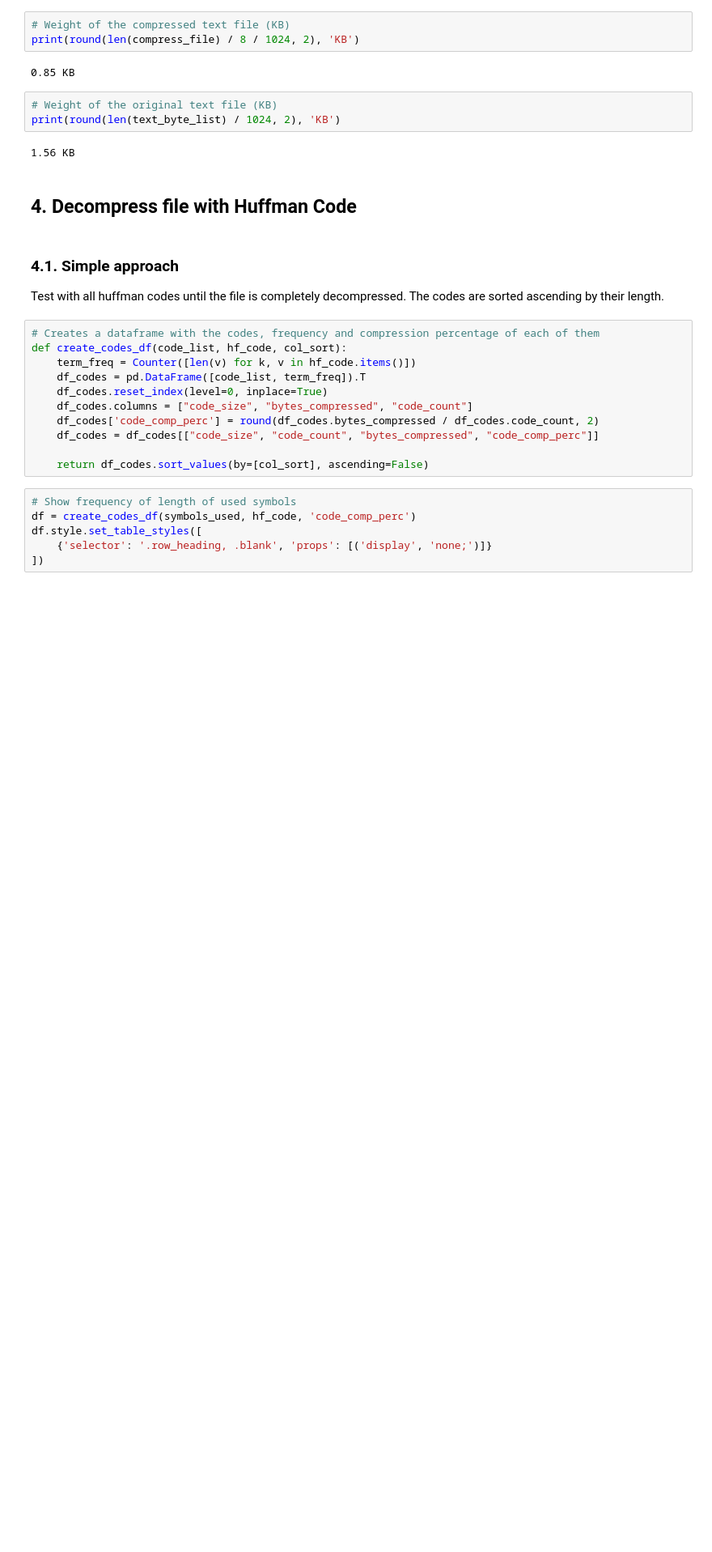
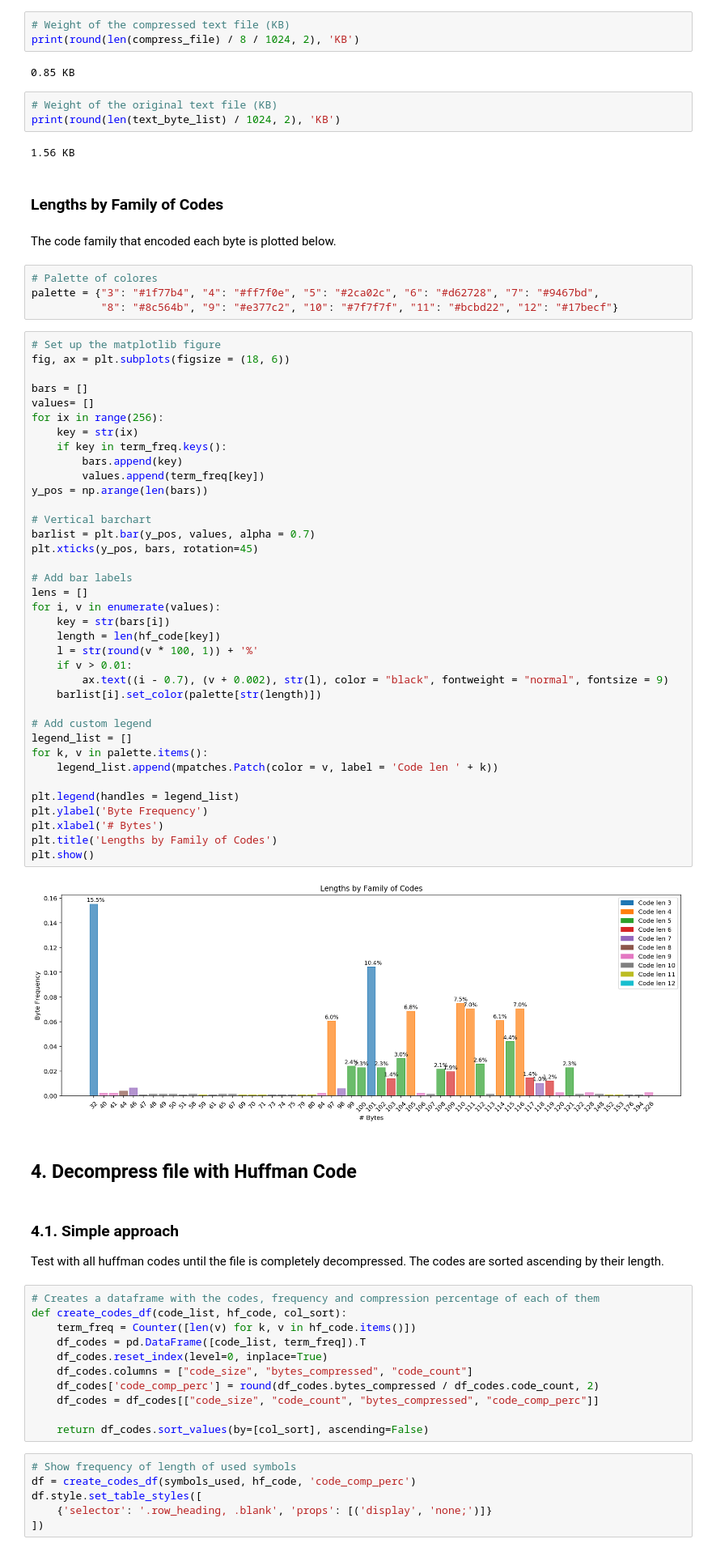
Before and after one commit to ansegura7/DataCompression, a Jupyter notebook: code/HuffmanCode.ipynb, the cells around one changed output. Shown at 81% size. Saved outputs shown, nothing was run; the diff lists cells and outputs as text; blank space fills up the shorter version.

```diff
--- a/code/HuffmanCode.ipynb
+++ b/code/HuffmanCode.ipynb
@@ -361,6 +362,53 @@ print(round(len(compress_file) / 8 / 1024, 2), 'KB')
 print(round(len(text_byte_list) / 1024, 2), 'KB')
 # %% [output]
 1.56 KB
+# %% [markdown]
+### Lengths by Family of Codes
+# %% [markdown]
+The code family that encoded each byte is plotted below.
+# %%
+# Palette of colores
+palette = {"3": "#1f77b4", "4": "#ff7f0e", "5": "#2ca02c", "6": "#d62728", "7": "#9467bd",
+           "8": "#8c564b", "9": "#e377c2", "10": "#7f7f7f", "11": "#bcbd22", "12": "#17becf"}
+# %%
+# Set up the matplotlib figure
+fig, ax = plt.subplots(figsize = (18, 6))
+
+bars = []
+values= []
+for ix in range(256):
+    key = str(ix)
+    if key in term_freq.keys():
+        bars.append(key)
+        values.append(term_freq[key])
+y_pos = np.arange(len(bars))
+
+# Vertical barchart
+barlist = plt.bar(y_pos, values, alpha = 0.7)
+plt.xticks(y_pos, bars, rotation=45)
+
+# Add bar labels
+lens = []
+for i, v in enumerate(values):
+    key = str(bars[i])
+    length = len(hf_code[key])
+    l = str(round(v * 100, 1)) + '%'
+    if v > 0.01:
+        ax.text((i - 0.7), (v + 0.002), str(l), color = "black", fontweight = "normal", fontsize = 9)
+    barlist[i].set_color(palette[str(length)])
+
+# Add custom legend
+legend_list = []
+for k, v in palette.items():
+    legend_list.append(mpatches.Patch(color = v, label = 'Code len ' + k))
+
+plt.legend(handles = legend_list)
+plt.ylabel('Byte Frequency')
+plt.xlabel('# Bytes')
+plt.title('Lengths by Family of Codes')
+plt.show()
+# %% [output]
+[figure, added]
 # %% [markdown]
 ## 4. Decompress file with Huffman Code
 # %% [markdown]
```
Also changed, not shown: parts of 10 cells of this notebook, 1 other file.
